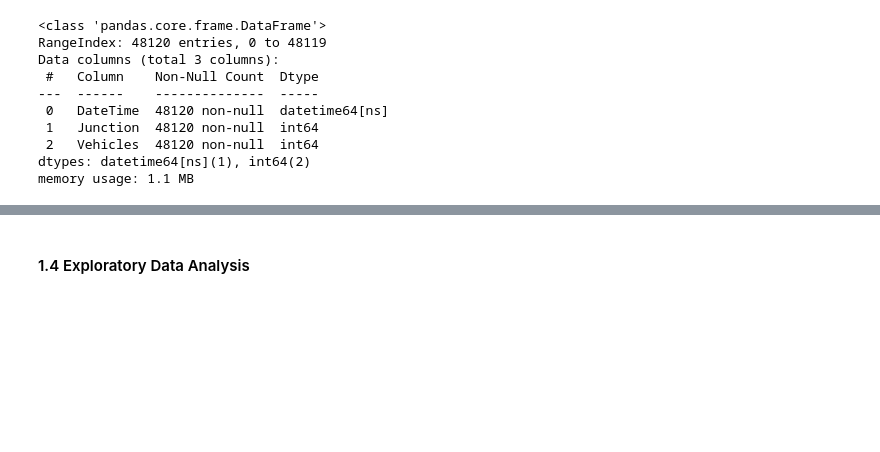
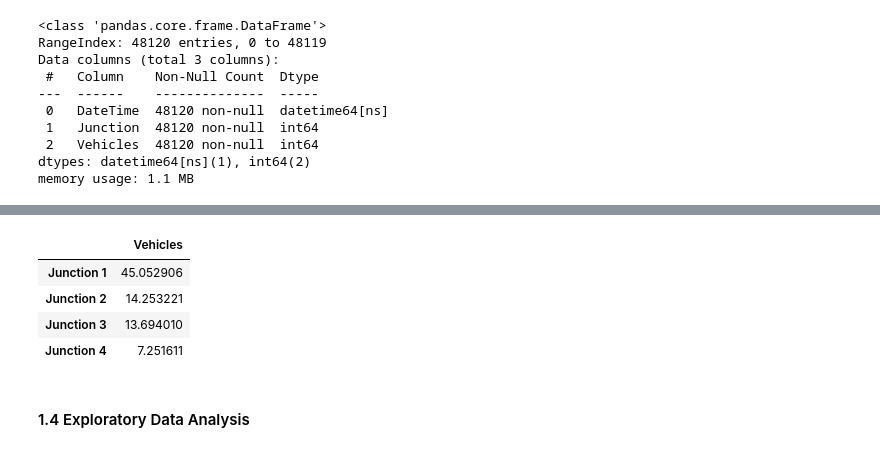
Before and after one commit to its-kios09/Traffic-Prediction, a Jupyter notebook: model/TrafficModel.ipynb, the cells around one changed output, grey strips where cells are left out. Drawn from its saved outputs; the diff is of its cells as text; code cells hidden in the pictures; blank space fills up the shorter version.

```diff
--- a/Model/TrafficModel.ipynb
+++ b/model/TrafficModel.ipynb
@@ -69,3 +90,11 @@ memory usage: 1.1 MB
+# %%
+mean
+# %% [output]
+|  | Vehicles |
+| Junction 1 | 45.052906 |
+| Junction 2 | 14.253221 |
+| Junction 3 | 13.694010 |
+| Junction 4 | 7.251611 |
 # %% [markdown]
 #### 1.4 Exploratory Data Analysis
 # %%
```
Also changed, not shown: parts of 12 cells of this notebook, 8 other files.
